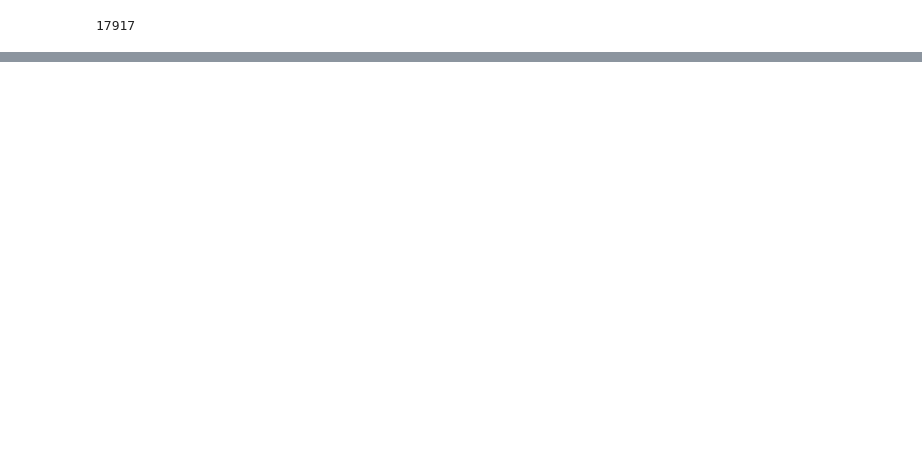
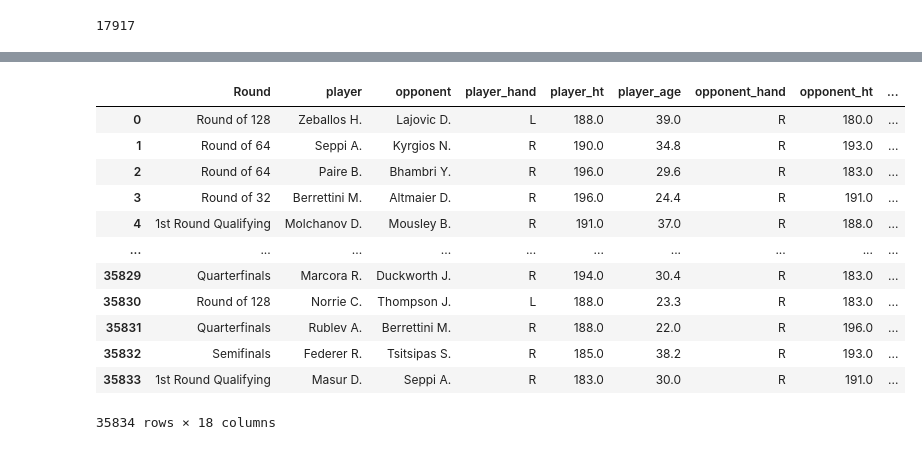
Before and after one commit to Farnaaaz/TenniMatchPrediction, a Jupyter notebook: modelling.ipynb, the cells around one changed output, grey strips where cells are left out. Cells and saved outputs as stored; diff of their text form; code cells hidden in the pictures; blank space fills up the shorter version.

```diff
--- a/modelling.ipynb
+++ b/modelling.ipynb
@@ -208,0 +194,17 @@ df_no_home = pd.read_csv("modeling data/df1_without_home.csv")
+# %%
+df_home = pd.read_csv("modeling data/df1_with_home.csv")
+df_home
+# %% [output]
+|  | Round | player | opponent | player_hand | player_ht | player_age | opponent_hand | opponent_ht | ... |
+| 0 | Round of 128 | Zeballos H. | Lajovic D. | L | 188.0 | 39.0 | R | 180.0 | ... |
+| 1 | Round of 64 | Seppi A. | Kyrgios N. | R | 190.0 | 34.8 | R | 193.0 | ... |
+| 2 | Round of 64 | Paire B. | Bhambri Y. | R | 196.0 | 29.6 | R | 183.0 | ... |
+| 3 | Round of 32 | Berrettini M. | Altmaier D. | R | 196.0 | 24.4 | R | 191.0 | ... |
+| 4 | 1st Round Qualifying | Molchanov D. | Mousley B. | R | 191.0 | 37.0 | R | 188.0 | ... |
+| ... | ... | ... | ... | ... | ... | ... | ... | ... | ... |
+| 35829 | Quarterfinals | Marcora R. | Duckworth J. | R | 194.0 | 30.4 | R | 183.0 | ... |
+| 35830 | Round of 128 | Norrie C. | Thompson J. | L | 188.0 | 23.3 | R | 183.0 | ... |
+| 35831 | Quarterfinals | Rublev A. | Berrettini M. | R | 188.0 | 22.0 | R | 196.0 | ... |
+| 35832 | Semifinals | Federer R. | Tsitsipas S. | R | 185.0 | 38.2 | R | 193.0 | ... |
+| 35833 | 1st Round Qualifying | Masur D. | Seppi A. | R | 183.0 | 30.0 | R | 191.0 | ... |
+35834 rows × 18 columns
```
Also changed, not shown: parts of 19 cells of this notebook, 3 other files.
